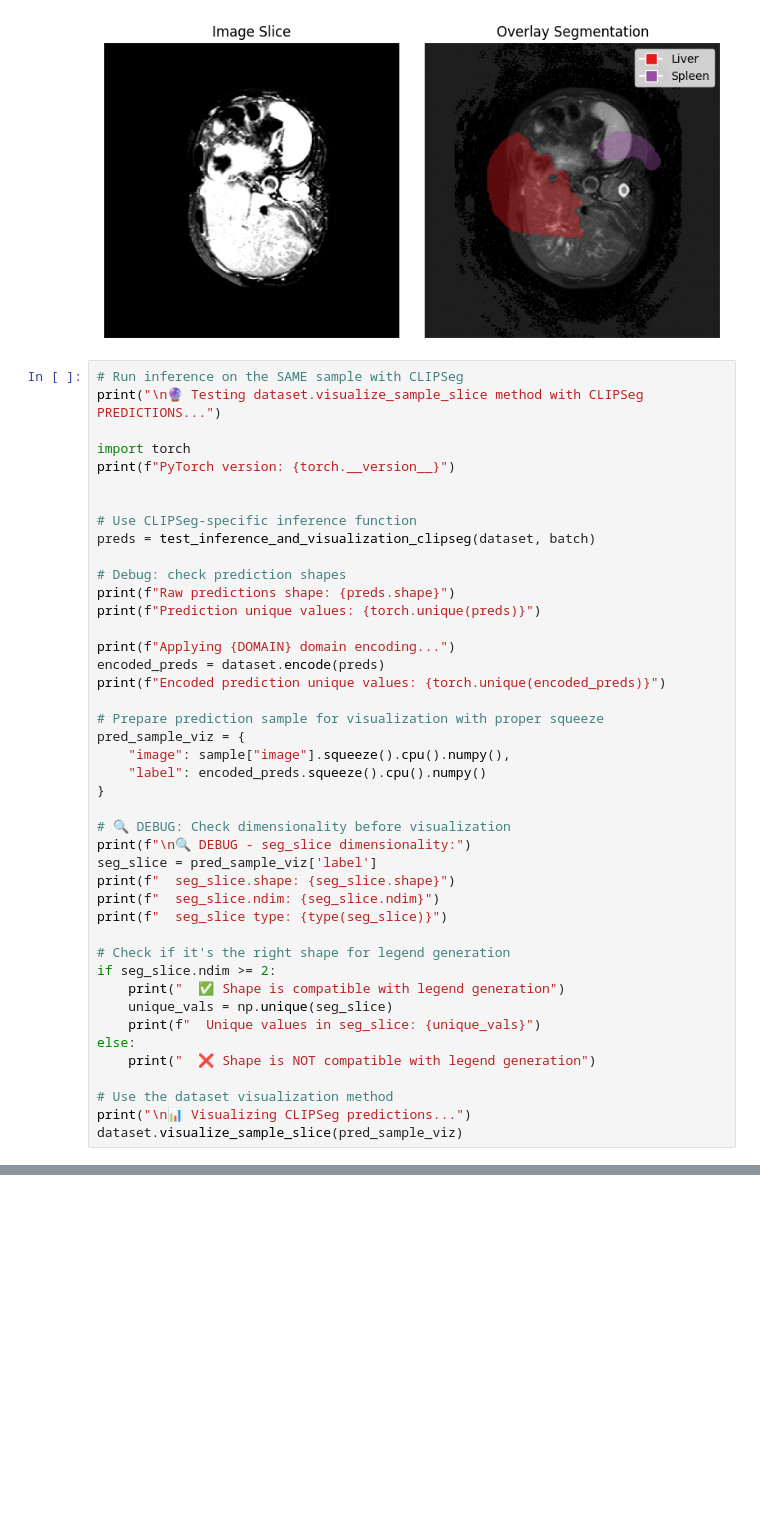
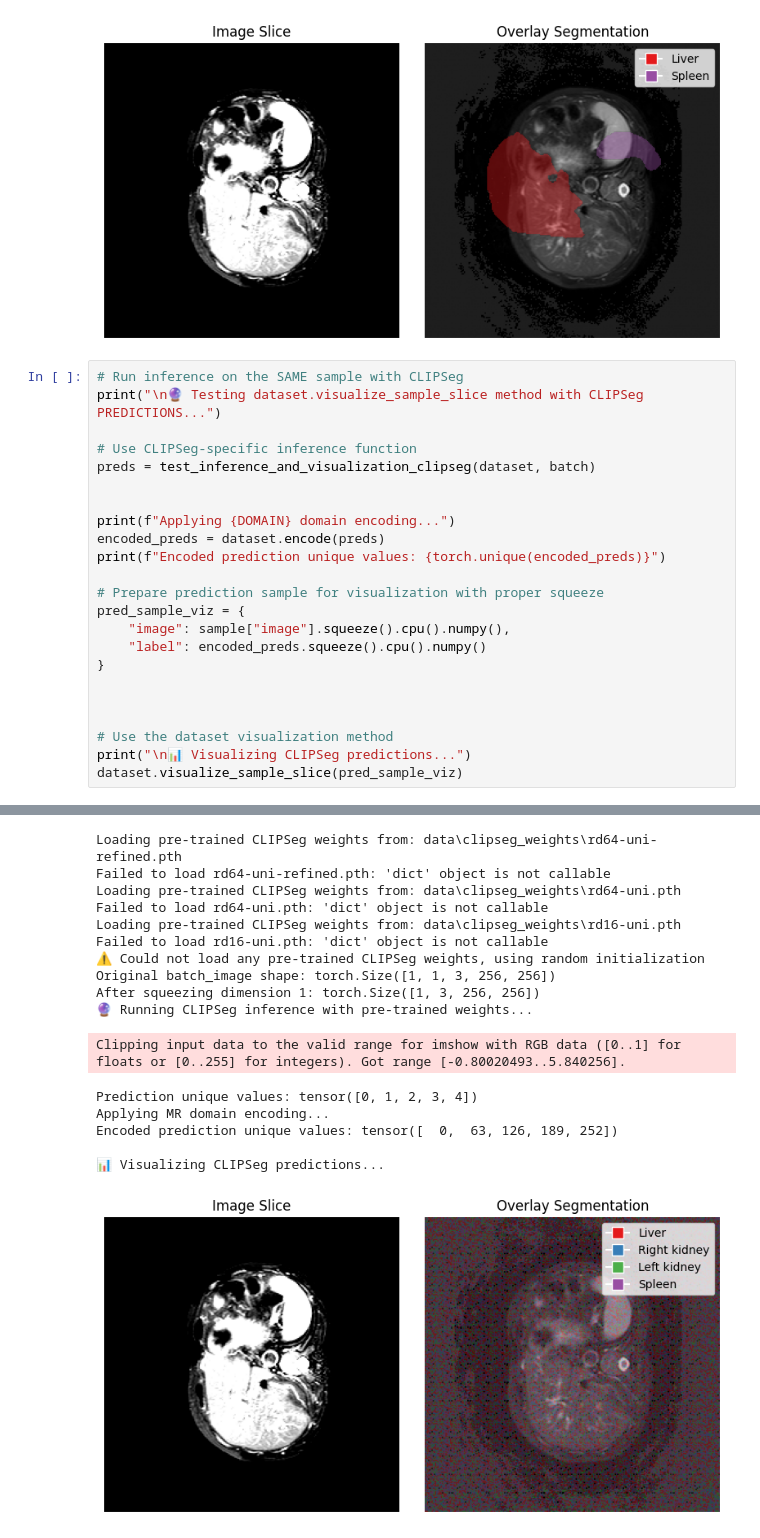
Before and after one commit to parmigggiana/xai, a Jupyter notebook: visualize.ipynb, the cells around one changed output, grey strips where cells are left out. Cells and saved outputs as stored; diff of their text form; blank space fills up the shorter version.

Commit message:
removing useless debug and added kaggle support

```diff
--- a/visualize.ipynb
+++ b/visualize.ipynb
@@ -748,16 +759,9 @@ After squeeze - Label shape: (256, 256)
 # Run inference on the SAME sample with CLIPSeg
 print("\n🔮 Testing dataset.visualize_sample_slice method with CLIPSeg PREDICTIONS...")
 
-import torch
-print(f"PyTorch version: {torch.__version__}")
-
-
 # Use CLIPSeg-specific inference function
 preds = test_inference_and_visualization_clipseg(dataset, batch)
 
-# Debug: check prediction shapes
-print(f"Raw predictions shape: {preds.shape}")
-print(f"Prediction unique values: {torch.unique(preds)}")
 
 print(f"Applying {DOMAIN} domain encoding...")
 encoded_preds = dataset.encode(preds)
@@ -769,20 +773,7 @@ pred_sample_viz = {
     "label": encoded_preds.squeeze().cpu().numpy()
 }
 
-# 🔍 DEBUG: Check dimensionality before visualization
-print(f"\n🔍 DEBUG - seg_slice dimensionality:")
-seg_slice = pred_sample_viz['label']
-print(f"  seg_slice.shape: {seg_slice.shape}")
-print(f"  seg_slice.ndim: {seg_slice.ndim}")
-print(f"  seg_slice type: {type(seg_slice)}")
 
-# Check if it's the right shape for legend generation
-if seg_slice.ndim >= 2:
-    print("  ✅ Shape is compatible with legend generation")
-    unique_vals = np.unique(seg_slice)
-    print(f"  Unique values in seg_slice: {unique_vals}")
-else:
-    print("  ❌ Shape is NOT compatible with legend generation")
 
 # Use the dataset visualization method
 print("\n📊 Visualizing CLIPSeg predictions...")
@@ -799,3 +789,20 @@ KeyboardInterrupt:
+Loading pre-trained CLIPSeg weights from: data\clipseg_weights\rd64-uni-refined.pth
+Failed to load rd64-uni-refined.pth: 'dict' object is not callable
+Loading pre-trained CLIPSeg weights from: data\clipseg_weights\rd64-uni.pth
+Failed to load rd64-uni.pth: 'dict' object is not callable
+Loading pre-trained CLIPSeg weights from: data\clipseg_weights\rd16-uni.pth
+Failed to load rd16-uni.pth: 'dict' object is not callable
+⚠️ Could not load any pre-trained CLIPSeg weights, using random initialization
+Original batch_image shape: torch.Size([1, 1, 3, 256, 256])
+After squeezing dimension 1: torch.Size([1, 3, 256, 256])
+🔮 Running CLIPSeg inference with pre-trained weights...
+Clipping input data to the valid range for imshow with RGB data ([0..1] for floats or [0..255] for integers). Got range [-0.80020493..5.840256].
+Prediction unique values: tensor([0, 1, 2, 3, 4])
+Applying MR domain encoding...
+Encoded prediction unique values: tensor([  0,  63, 126, 189, 252])
+
+📊 Visualizing CLIPSeg predictions...
+[figure, added]
 # %%
 # Run inference on the SAME sample
 print("\n🔮 Testing dataset.visualize_sample_slice method with PREDICTIONS...")
```
Also changed, not shown: parts of 8 cells of this notebook.
